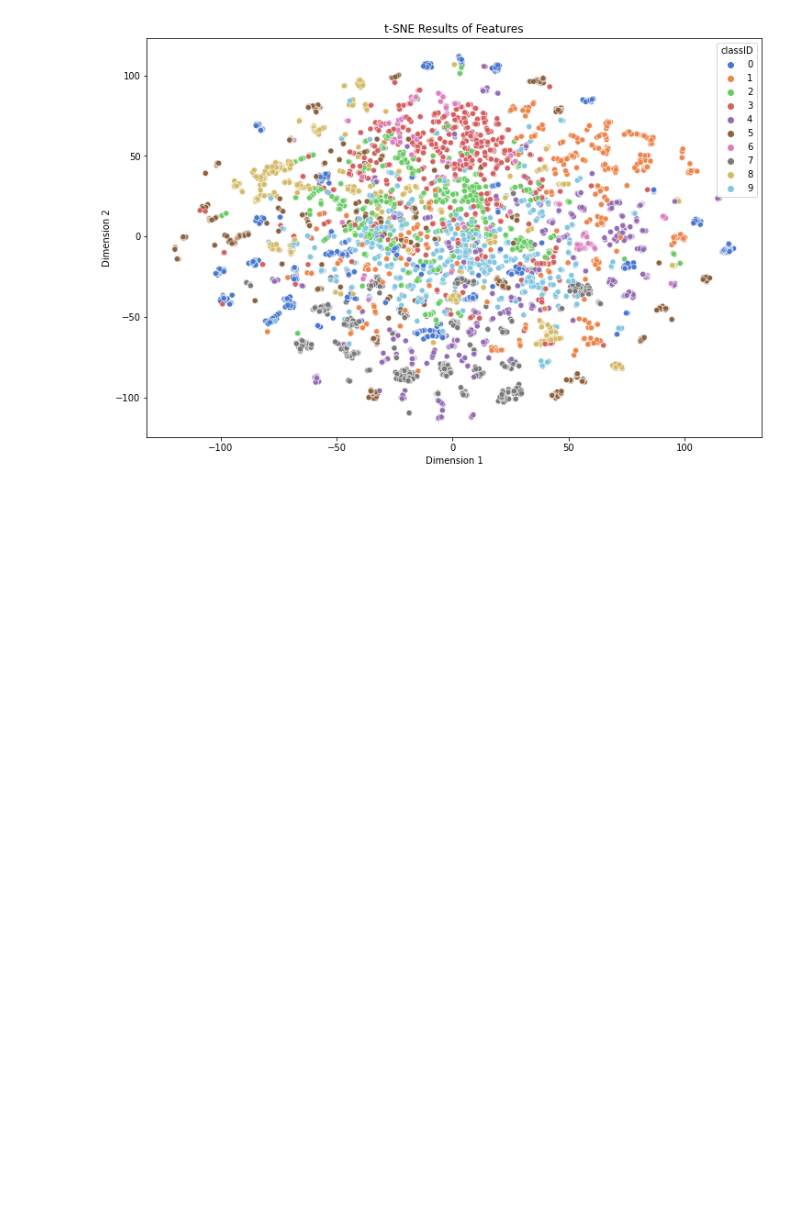
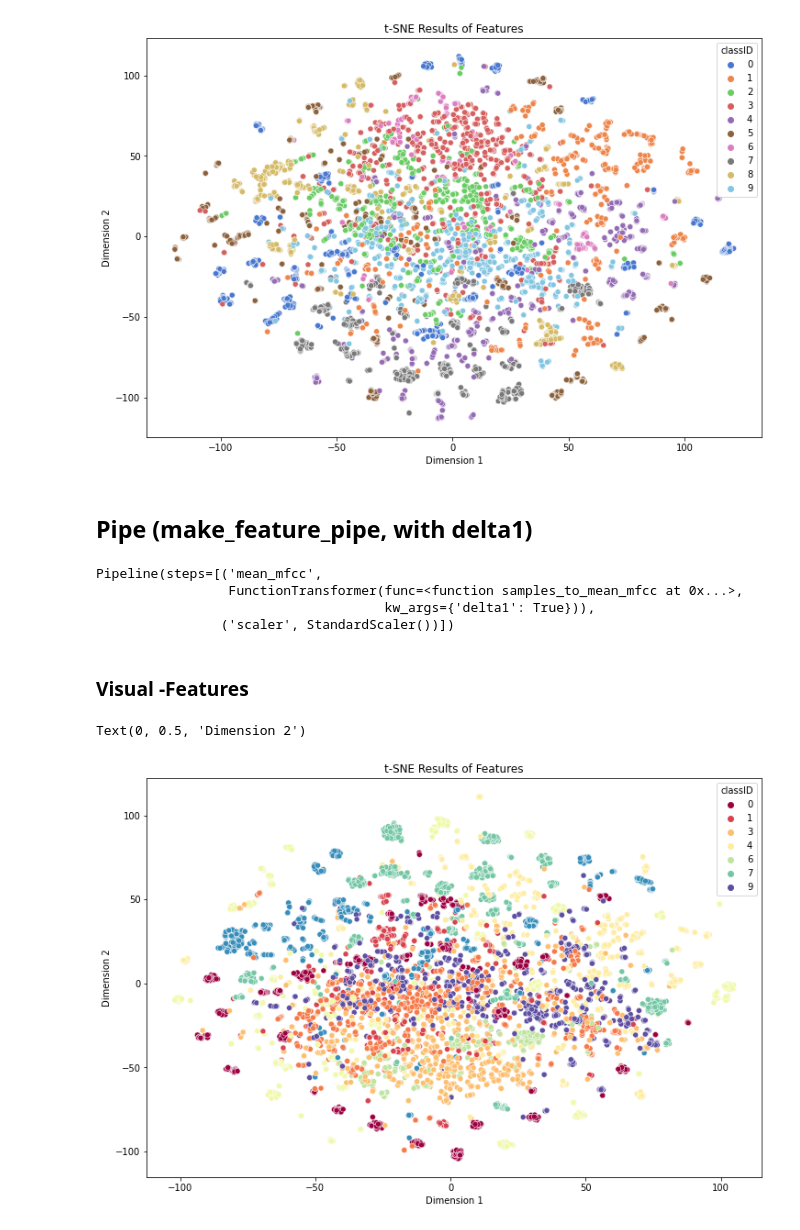
Before and after one commit to axelth/hasp, a Jupyter notebook: notebooks/carlq89_849_visual.ipynb, the cells around one changed output. Saved outputs shown, nothing was run; the diff lists cells and outputs as text; code cells hidden in the pictures; blank space fills up the shorter version.

```diff
--- a/notebooks/carlq89_849_visual.ipynb
+++ b/notebooks/carlq89_849_visual.ipynb
@@ -146,3 +148,33 @@ plt.ylabel('Dimension 2')
 # %% [output]
 Text(0, 0.5, 'Dimension 2')
 [figure]
+# %% [markdown]
+## Pipe (make_feature_pipe, with delta1)
+# %%
+pipe3 = mfp()
+pipe3.set_params(mean_mfcc__kw_args={'delta1':True})
+# %% [output]
+Pipeline(steps=[('mean_mfcc',
+                 FunctionTransformer(func=<function samples_to_mean_mfcc at 0x...>,
+                                     kw_args={'delta1': True})),
+                ('scaler', StandardScaler())])
+# %%
+x = pipe3.fit_transform(train_fold, train_y)
+# %% [markdown]
+### Visual -Features
+# %%
+x_embedded = TSNE(n_components=2, learning_rate='auto',
+                        init='random', perplexity=12).fit_transform(x)
+# %%
+plt.figure(figsize=(12, 8))
+ax = sns.scatterplot(x=x_embedded[:, 0],
+                y=x_embedded[:, 1],
+                hue=train_y,
+                palette='Spectral')
+
+plt.title('t-SNE Results of Features')
+plt.xlabel('Dimension 1')
+plt.ylabel('Dimension 2')
+# %% [output]
+Text(0, 0.5, 'Dimension 2')
+[figure, added]
```
Also changed, not shown: parts of 40 cells of this notebook.
